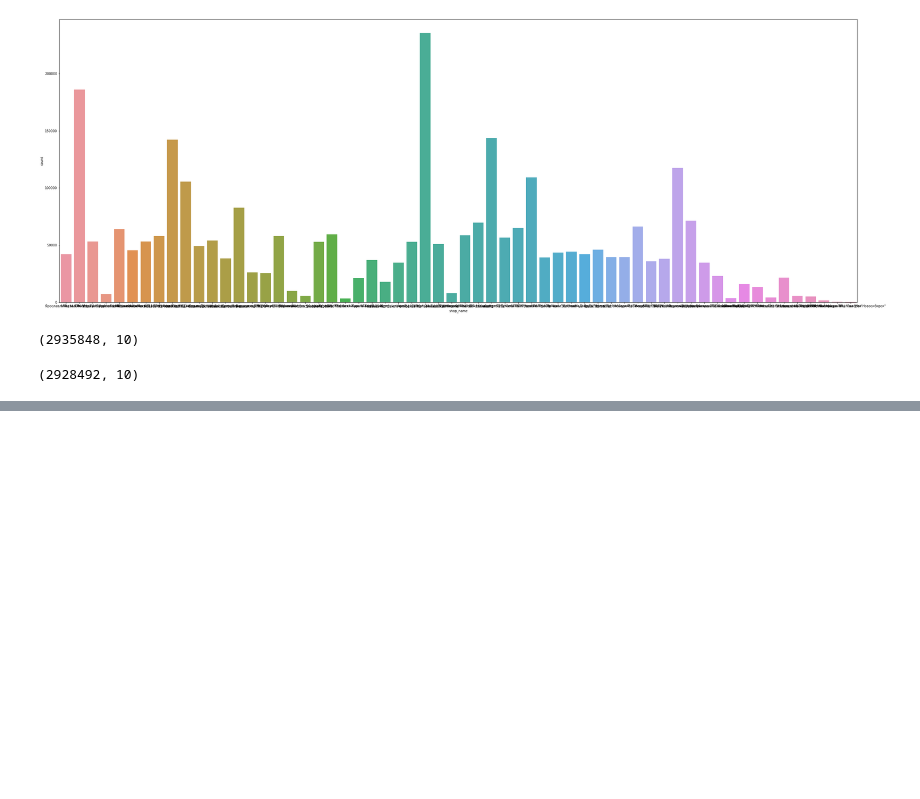
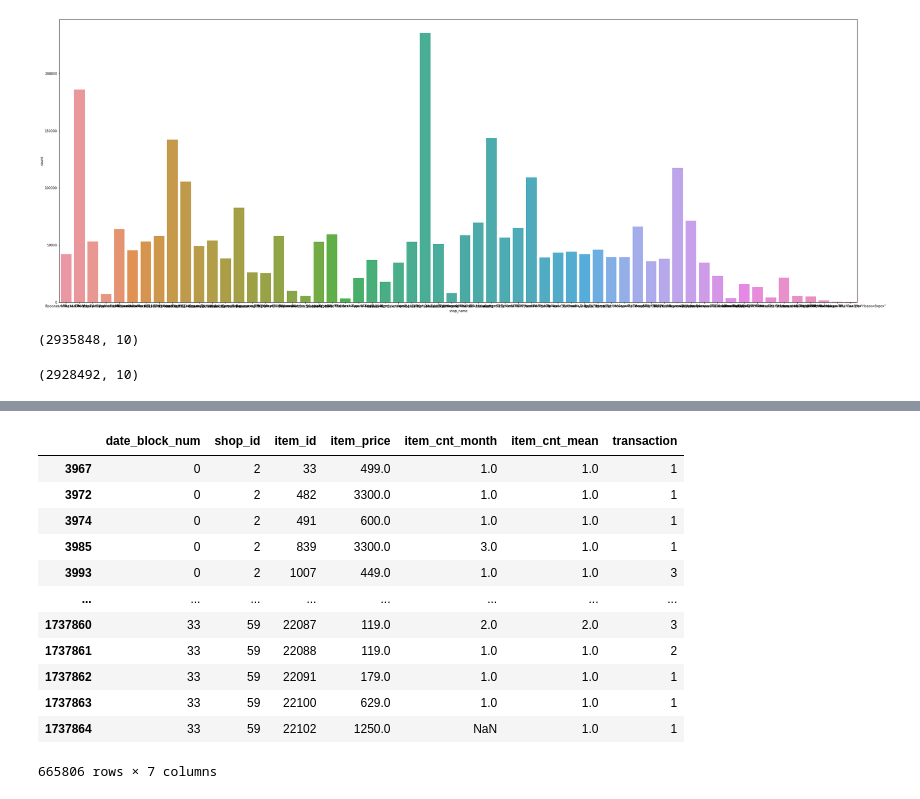
Before and after one commit to sardarmonsoorsait/Crossroad, a Jupyter notebook: asaiTech_predictfuturesales.ipynb, the cells around one changed output, grey strips where cells are left out. Cells and saved outputs as stored; diff of their text form; code cells hidden in the pictures; blank space fills up the shorter version.

```diff
--- a/asaiTech_predictfuturesales.ipynb
+++ b/asaiTech_predictfuturesales.ipynb
@@ -283,0 +321,16 @@ monthly_s = df_sales.join(monthly_sales,)
+# %%
+monthly_sales_n
+# %% [output]
+|  | date_block_num | shop_id | item_id | item_price | item_cnt_month | item_cnt_mean | transaction |
+| 3967 | 0 | 2 | 33 | 499.0 | 1.0 | 1.0 | 1 |
+| 3972 | 0 | 2 | 482 | 3300.0 | 1.0 | 1.0 | 1 |
+| 3974 | 0 | 2 | 491 | 600.0 | 1.0 | 1.0 | 1 |
+| 3985 | 0 | 2 | 839 | 3300.0 | 3.0 | 1.0 | 1 |
+| 3993 | 0 | 2 | 1007 | 449.0 | 1.0 | 1.0 | 3 |
+| ... | ... | ... | ... | ... | ... | ... | ... |
+| 1737860 | 33 | 59 | 22087 | 119.0 | 2.0 | 2.0 | 3 |
+| 1737861 | 33 | 59 | 22088 | 119.0 | 1.0 | 1.0 | 2 |
+| 1737862 | 33 | 59 | 22091 | 179.0 | 1.0 | 1.0 | 1 |
+| 1737863 | 33 | 59 | 22100 | 629.0 | 1.0 | 1.0 | 1 |
+| 1737864 | 33 | 59 | 22102 | 1250.0 | NaN | 1.0 | 1 |
+665806 rows × 7 columns
```
Also changed, not shown: parts of 12 cells of this notebook.
